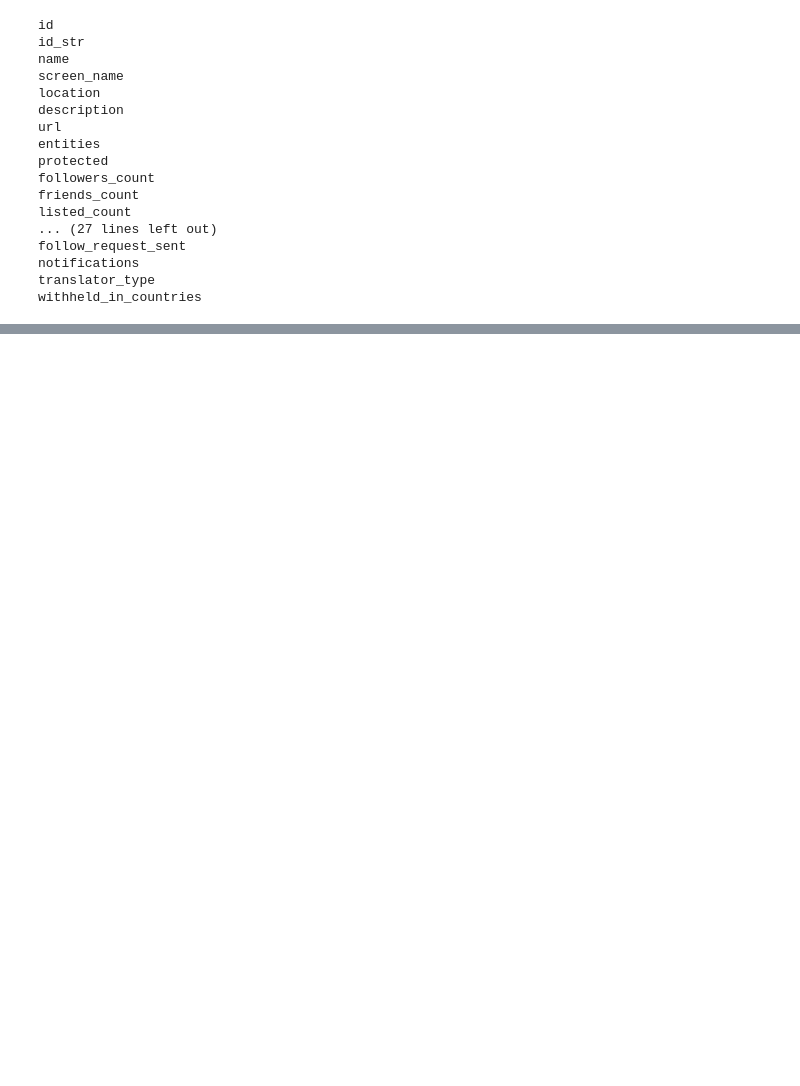
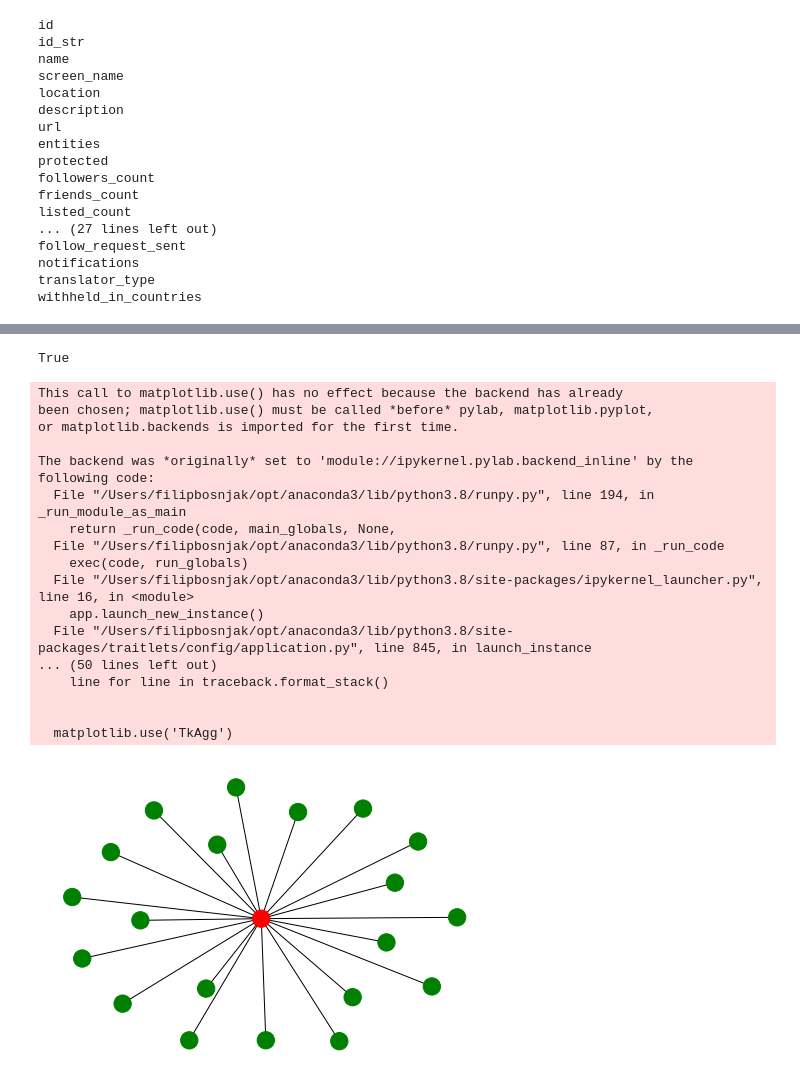
Before and after one commit to samuelqy/uottawa-projectx21, a Jupyter notebook: Data_Collection/tweet_collector.ipynb, the cells around one changed output, grey strips where cells are left out. Cells and saved outputs as stored; diff of their text form; code cells hidden in the pictures; blank space fills up the shorter version.

```diff
--- a/Data_Collection/tweet_collector.ipynb
+++ b/Data_Collection/tweet_collector.ipynb
@@ -35,7 +24,7 @@ The Atlanta Falcons are the reason I have depression.
 # %%
-anchor_id = fetched_tweets[0]._json['user']['id']
+anchor_id = fetched_tweets[2]._json['user']['id']
 
-for i in fetched_tweets[0]._json['user']:
+for i in fetched_tweets[2]._json['user']:
     print(i)
 # %% [output]
 id
@@ -150,9 +138,7 @@ depression_phrases = ["i have depression",
                       "im depressed",
                       "feeling depressed",
                       "i have clinical depression",
-                      "i am clinically depressed",
-                     "depressed",
-                     "depression",]
+                      "i am clinically depressed",]
 
 def depression_check(user_list):
     count = 0
@@ -168,7 +154,7 @@ def depression_check(user_list):
             count+=1
 
             if (("depression" or "depressed") in info.full_text):
-                print(info.full_text)
+                #print(info.full_text)
                 flag = True
         print(count)
 
@@ -184,7 +170,7 @@ def depression_check_user(userID):
     for info in tweets:
             for depression_phrase in depression_phrases:
                 if (depression_phrase in info.full_text.lower()):
-                    print(info.full_text)
+                    #print(info.full_text)
                     depression_status = True
 
     return depression_status
@@ -221,8 +203,12 @@ newUserList = []
 
 #Creating a new user object for every ID in the anchorUsers friend list
 for new_userID in friends_list:
-    newUser = User(userID=new_userID,
-                  depression_status=depression_check_user(new_userID)
-                  )
-    newUserList.append(newUser)
+
+    if (check_protected(new_userID) == False):
+        newUser = User(userID=new_userID,
+            depression_status=depression_check_user(new_userID)
+        )
+        newUserList.append(newUser)
+        print(newUser.get_UserID())
+        print(newUser.get_depression_status())
 # %% [output]
@@ -288,0 +257,40 @@ NetworkXError: random_state_index is incorrect
+# %%
+import networkx as nx
+import matplotlib
+matplotlib.use('TkAgg')
+import matplotlib.pyplot as plt
+G = nx.Graph()
+
+#adding anchor user to the graph
+G.add_node(anchorUser)
+
+#adding all of the anchor users friends
+
+for user in newUserList:
+    G.add_node(user)
+    G.add_edge(user,anchorUser)
+
+print(anchorUser.get_depression_status())
+color_map = ['red' if node.get_depression_status() == True else 'green' for node in G]
+nx.draw(G,node_color=color_map)
+plt.show()
+# %% [output]
+True
+This call to matplotlib.use() has no effect because the backend has already
+been chosen; matplotlib.use() must be called *before* pylab, matplotlib.pyplot,
+or matplotlib.backends is imported for the first time.
+
+The backend was *originally* set to 'module://ipykernel.pylab.backend_inline' by the following code:
+  File "/Users/filipbosnjak/opt/anaconda3/lib/python3.8/runpy.py", line 194, in _run_module_as_main
+    return _run_code(code, main_globals, None,
+  File "/Users/filipbosnjak/opt/anaconda3/lib/python3.8/runpy.py", line 87, in _run_code
+    exec(code, run_globals)
+  File "/Users/filipbosnjak/opt/anaconda3/lib/python3.8/site-packages/ipykernel_launcher.py", line 16, in <module>
+    app.launch_new_instance()
+  File "/Users/filipbosnjak/opt/anaconda3/lib/python3.8/site-packages/traitlets/config/application.py", line 845, in launch_instance
+... (50 lines left out)
+    line for line in traceback.format_stack()
+
+
+  matplotlib.use('TkAgg')
+[figure, added]
```
Also changed, not shown: parts of 24 cells of this notebook, 2 other files.
